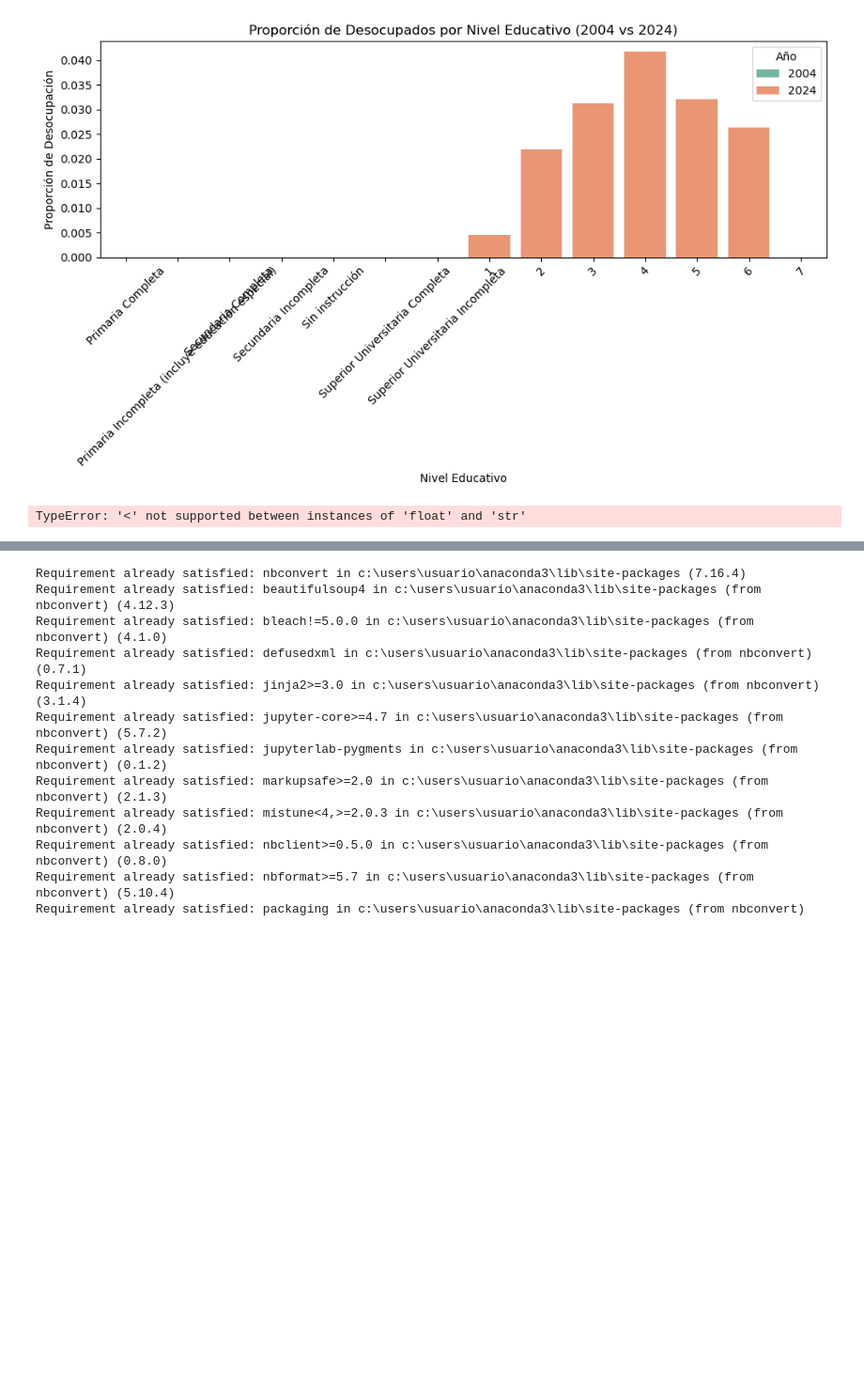
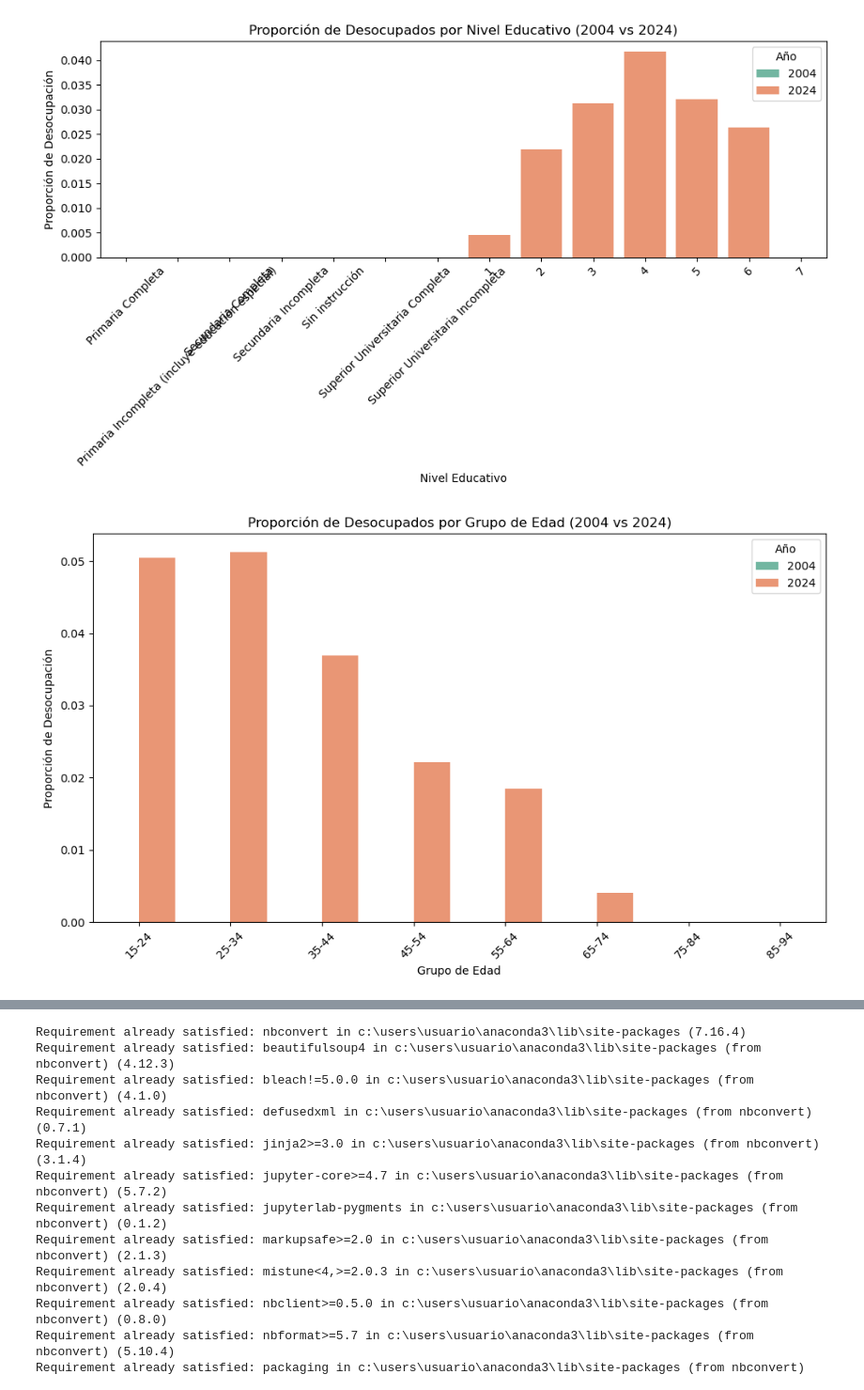
Before and after one commit to LucaDadderio0/-BigDataUBA-Grup10, a Jupyter notebook: TP2/Big_Data_TP2_Grupo10.ipynb, the cells around one changed output, grey strips where cells are left out. Shown at 94% size. Saved outputs shown, nothing was run; the diff lists cells and outputs as text; code cells hidden in the pictures; blank space fills up the shorter version.

```diff
--- a/TP2/Big_Data_TP2_Grupo10.ipynb
+++ b/TP2/Big_Data_TP2_Grupo10.ipynb
@@ -407,46 +440,51 @@ plt.show()
 [figure]
 # %%
 #Resolucion del ejercicio 9.B
-#importar pandas, matplotlib y seaborn
+# Importar pandas, matplotlib y seaborn
 import pandas as pd
 import seaborn as sns
 import matplotlib.pyplot as plt
 # Leer los archivos
 df_2024 = pd.read_excel("usu_individual_T124.xlsx")
 df_2004 = pd.read_stata("Individual_t104.dta")
-#Convertir los nombres de columnas a mayusculas
+# Convertir los nombres de columnas a mayúsculas
 df_2024.columns = df_2024.columns.str.upper()
 df_2004.columns = df_2004.columns.str.upper()
 # Filtrar solo región 40
 df_2024 = df_2024[df_2024["REGION"] == 40]
 df_2004 = df_2004[df_2004["REGION"] == "NOA"]
 df_2004["REGION"] = 40  # Homogeneizar valores de REGION
-# Agregar columna de año para identificar luego
+# Agregar columna de año
 df_2004["AÑO"] = 2004
 df_2024["AÑO"] = 2024
-# Unir los dos trimestres
+# Unir los dataframes
 df = pd.concat([df_2004, df_2024], ignore_index=True)
+# Filtrar personas que respondieron (ESTADO distinto de 0)
 respondieron = df[df["ESTADO"] != 0].copy()
-# Crear columna desocupado: 1 si ESTADO es 2 (desocupado)
+# Crear columna 'desocupado'
 respondieron["desocupado"] = respondieron["ESTADO"].apply(lambda x: 1 if x == 2 else 0)
-# Crear columna categórica de edad (agrupada por intervalos de 10 años)
-edad_bins = [14, 24, 34, 44, 54, 64, 74, 84, 94, 104]  # rangos de 10 años
-edad_labels = ['15-24', '25-34', '35-44', '45-54', '55-64', '65-74', '75-84', '85-94', '95+']
+# Asegurar que CH06 (edad) sea numérico
+respondieron["CH06"] = pd.to_numeric(respondieron["CH06"], errors='coerce')
+# Eliminar filas con edad no válida
+respondieron = respondieron.dropna(subset=["CH06"])
+# Crear columna categórica de edad
+edad_bins = [14, 24, 34, 44, 54, 64, 74, 84, 94]
+edad_labels = ['15-24', '25-34', '35-44', '45-54', '55-64', '65-74', '75-84', '85-94']
 respondieron["edad_grupo"] = pd.cut(respondieron["CH06"], bins=edad_bins, labels=edad_labels, right=True)
-# Agrupar por AÑO y edad_grupo, luego calcular la proporción de desocupados
-desocup_prop_edad = respondieron.groupby(["AÑO", "edad_grupo"])["desocupado"].mean().reset_index()
-# Graficar la proporción de desocupados por grupo de edad y año
+# Agrupar y calcular proporción de desocupados (con observed=True para evitar advertencia)
+desocup_prop_edad = respondieron.groupby(["AÑO", "edad_grupo"], observed=True)["desocupado"].mean().reset_index()
+# Graficar
 plt.figure(figsize=(10, 6))
 sns.barplot(data=desocup_prop_edad, x="edad_grupo", y="desocupado", hue="AÑO", palette="Set2")
 plt.title("Proporción de Desocupados por Grupo de Edad (2004 vs 2024)")
 plt.xlabel("Grupo de Edad")
 plt.ylabel("Proporción de Desocupación")
 plt.xticks(rotation=45)
 plt.legend(title="Año")
 plt.tight_layout()
 plt.show()
 # %% [output]
-TypeError: '<' not supported between instances of 'float' and 'str'
+[figure, added]
 # %%
 #Resolucion del ejercicio 9.C
 #importar pandas, matplotlib y seaborn
```
Also changed, not shown: parts of 7 cells of this notebook.
